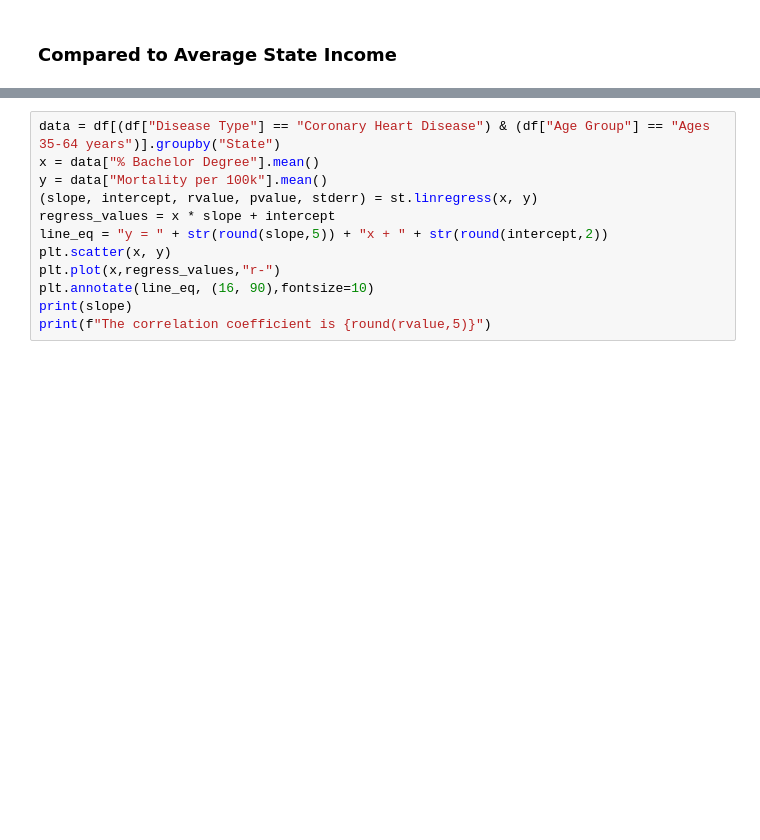
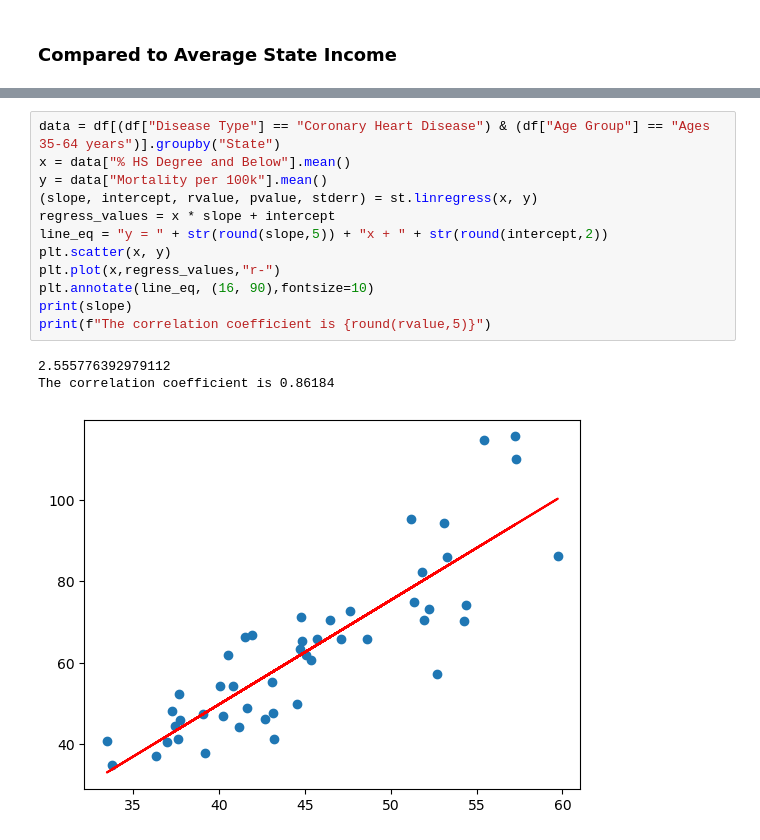
Before and after one commit to ArminaCA/Project-Cardiovascular-disease-mortality, a Jupyter notebook: Cardiovascular_Determinants_With Analysis(Y).ipynb, the cells around one changed output, grey strips where cells are left out. Saved outputs shown, nothing was run; the diff lists cells and outputs as text; blank space fills up the shorter version.

```diff
--- a/Cardiovascular_Determinants_With Analysis(Y).ipynb
+++ b/Cardiovascular_Determinants_With Analysis(Y).ipynb
@@ -666,13 +674,17 @@ KeyError: "Column not found: % College/Associate's Degree"
 # %%
 data = df[(df["Disease Type"] == "Coronary Heart Disease") & (df["Age Group"] == "Ages 35-64 years")].groupby("State")
-x = data["% Bachelor Degree"].mean()
+x = data["% HS Degree and Below"].mean()
 y = data["Mortality per 100k"].mean()
 (slope, intercept, rvalue, pvalue, stderr) = st.linregress(x, y)
 regress_values = x * slope + intercept
 line_eq = "y = " + str(round(slope,5)) + "x + " + str(round(intercept,2))
 plt.scatter(x, y)
 plt.plot(x,regress_values,"r-")
 plt.annotate(line_eq, (16, 90),fontsize=10)
 print(slope)
 print(f"The correlation coefficient is {round(rvalue,5)}")
+# %% [output]
+2.555776392979112
+The correlation coefficient is 0.86184
+[figure, added]
 # %%
```
Also changed, not shown: parts of 40 cells of this notebook.
